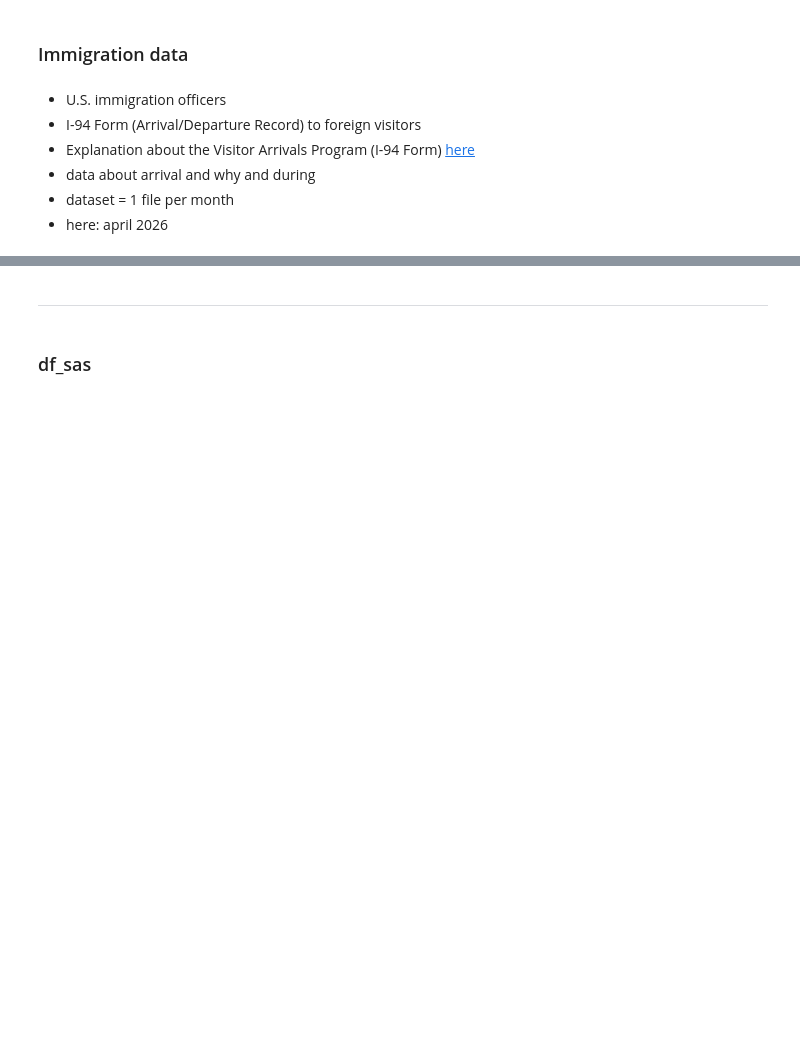
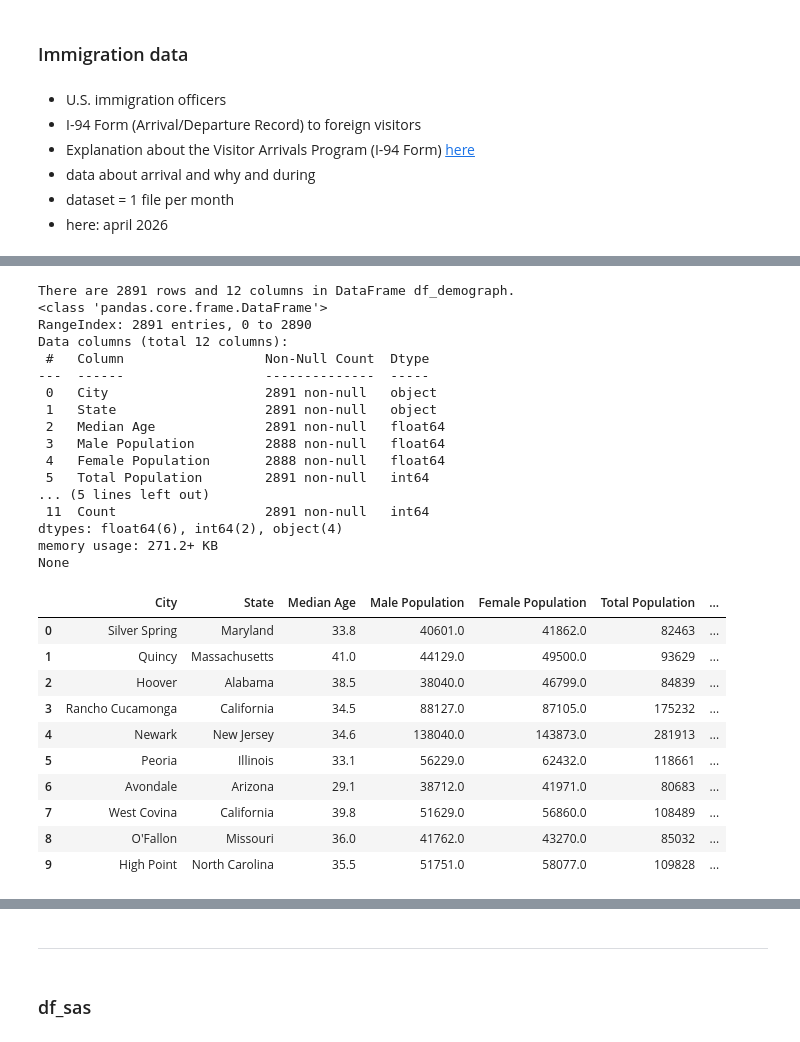
Before and after one commit to anthelix/udacity_capstone, a Jupyter notebook: 1_capstone_notebook.ipynb, the cells around one changed output, grey strips where cells are left out. Saved outputs shown, nothing was run; the diff lists cells and outputs as text; code cells hidden in the pictures; blank space fills up the shorter version.

```diff
--- a/1_capstone_notebook.ipynb
+++ b/1_capstone_notebook.ipynb
@@ -155,0 +546,43 @@ visatype|  Class of admission legally admitting the non-immigrant to temporarily
+# %%
+# us-cities-demographics USACITY
+nRowsRead = None # change and set to None for the whole data
+description   = "us-cities-demographics provide by UDACITY"
+name          = "df_demograph"
+file          = "us-cities-demographics.csv"
+
+n_df          = pd.read_csv(path+file, sep=";", nrows = nRowsRead)
+nRow, nCol    = n_df.shape
+print("There are {} rows and {} columns in DataFrame {}.".format(nRow, nCol, name))
+df_demograph  = n_df
+print(n_df.info())
+n_df.head(10)
+# dic_5 = {'name': name, 'path': (path+file), 'nLines': nRow, 'nColomn': nCol, 'Description': description}
+# %% [output]
+There are 2891 rows and 12 columns in DataFrame df_demograph.
+<class 'pandas.core.frame.DataFrame'>
+RangeIndex: 2891 entries, 0 to 2890
+Data columns (total 12 columns):
+ #   Column                  Non-Null Count  Dtype
+---  ------                  --------------  -----
+ 0   City                    2891 non-null   object
+ 1   State                   2891 non-null   object
+ 2   Median Age              2891 non-null   float64
+ 3   Male Population         2888 non-null   float64
+ 4   Female Population       2888 non-null   float64
+ 5   Total Population        2891 non-null   int64
+... (5 lines left out)
+ 11  Count                   2891 non-null   int64
+dtypes: float64(6), int64(2), object(4)
+memory usage: 271.2+ KB
+None
+|  | City | State | Median Age | Male Population | Female Population | Total Population | ... |
+| 0 | Silver Spring | Maryland | 33.8 | 40601.0 | 41862.0 | 82463 | ... |
+| 1 | Quincy | Massachusetts | 41.0 | 44129.0 | 49500.0 | 93629 | ... |
+| 2 | Hoover | Alabama | 38.5 | 38040.0 | 46799.0 | 84839 | ... |
+| 3 | Rancho Cucamonga | California | 34.5 | 88127.0 | 87105.0 | 175232 | ... |
+| 4 | Newark | New Jersey | 34.6 | 138040.0 | 143873.0 | 281913 | ... |
+| 5 | Peoria | Illinois | 33.1 | 56229.0 | 62432.0 | 118661 | ... |
+| 6 | Avondale | Arizona | 29.1 | 38712.0 | 41971.0 | 80683 | ... |
+| 7 | West Covina | California | 39.8 | 51629.0 | 56860.0 | 108489 | ... |
+| 8 | O'Fallon | Missouri | 36.0 | 41762.0 | 43270.0 | 85032 | ... |
+| 9 | High Point | North Carolina | 35.5 | 51751.0 | 58077.0 | 109828 | ... |
```
Also changed, not shown: parts of 56 cells of this notebook.
